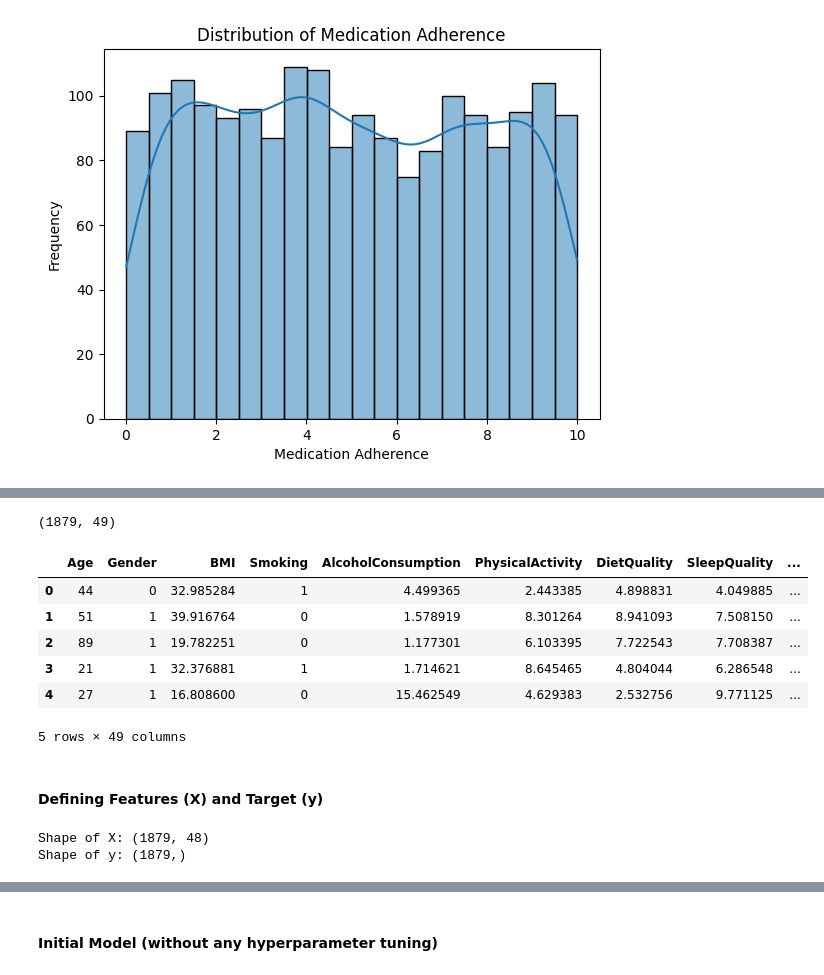
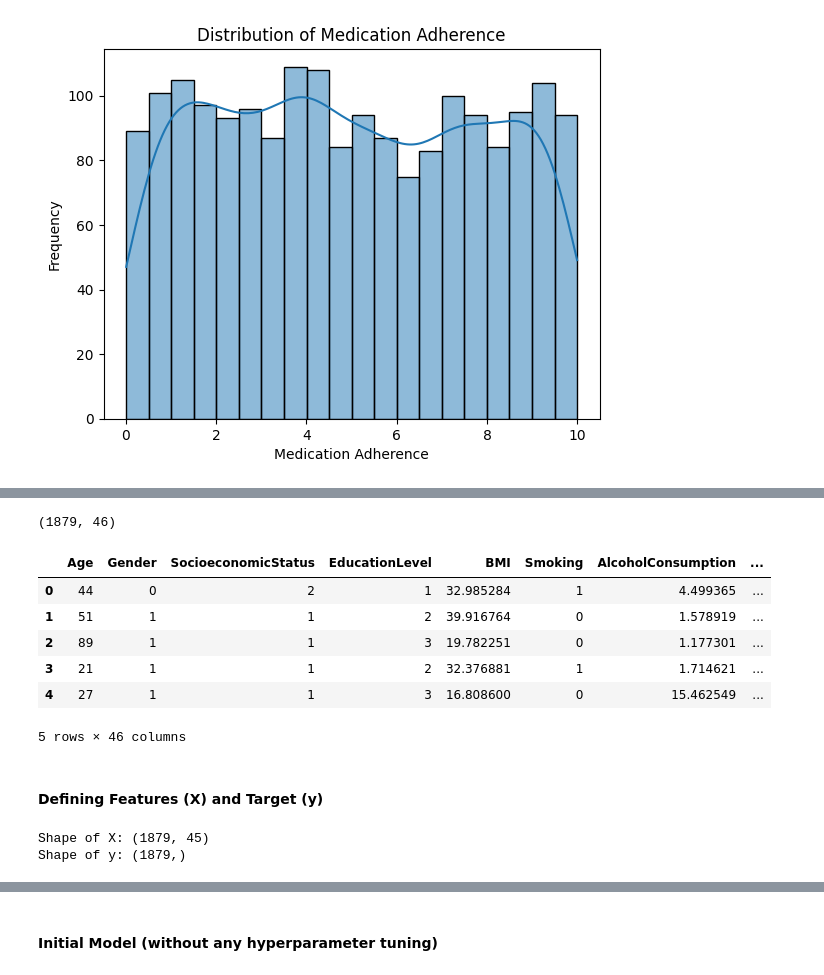
Before and after one commit to minuuva/Medication-Adherence-Predictor, a Jupyter notebook: rf_classification.ipynb, the cells around one changed output, grey strips where cells are left out. Drawn from its saved outputs; the diff is of its cells as text; code cells hidden in the pictures.

```diff
--- a/rf_classification.ipynb
+++ b/rf_classification.ipynb
@@ -101,24 +105,12 @@ plt.show()
 # %%
-def preprocess_adherence_data(df, threshold=4.9, plot=True):
+def preprocess_adherence_data(df):
 
     # Step 1: Create the binary label
-    df['AdherenceLabel'] = (df['MedicationAdherence'] >= threshold).astype(int)
+    df['AdherenceGroup'] = pd.cut(df['MedicationAdherence'], bins=[0, 3, 7, 10], labels=[0, 1, 2])
+    df.drop(columns=['MedicationAdherence'], inplace=True)
 
-    columns_to_drop = ['PatientID', 'DoctorInCharge']
-    df = df.drop(columns_to_drop, axis=1)
-
-    # Step 2: Drop the original MedicationAdherence column (always)
-    df = df.drop(columns=['MedicationAdherence'])
-
-    # Step 3: Plot the distribution if requested
-    if plot:
-        print(df['AdherenceLabel'].value_counts())
-        sns.countplot(x='AdherenceLabel', data=df)
-        plt.title('Distribution of Adherence Labels')
-        plt.xlabel('Adherence (1 = Adherent, 0 = Non-Adherent)')
-        plt.ylabel('Count')
-        plt.show()
-
+    identifier_columns = ['PatientID', 'DoctorInCharge']
+    df = df.drop(identifier_columns, axis=1)
     return df
 
-df = preprocess_adherence_data(df, threshold=4.9, plot=True)
+df = preprocess_adherence_data(df)
@@ -133,30 +133,30 @@ Name: count, dtype: int64
 # %%
 # List of multi-categorical variables to encode
-multi_categoricals = ['Ethnicity', 'SocioeconomicStatus', 'EducationLevel']
+multi_categoricals = ['Ethnicity']
 
 # One-hot encode
 df = pd.get_dummies(df, columns=multi_categoricals, drop_first=True)
 
 print(df.shape)
 df.head()
 # %% [output]
-(1879, 49)
+(1879, 46)
-|  | Age | Gender | BMI | Smoking | AlcoholConsumption | PhysicalActivity | DietQuality | SleepQuality | ... |
-| 0 | 44 | 0 | 32.985284 | 1 | 4.499365 | 2.443385 | 4.898831 | 4.049885 | ... |
-| 1 | 51 | 1 | 39.916764 | 0 | 1.578919 | 8.301264 | 8.941093 | 7.508150 | ... |
-| 2 | 89 | 1 | 19.782251 | 0 | 1.177301 | 6.103395 | 7.722543 | 7.708387 | ... |
-| 3 | 21 | 1 | 32.376881 | 1 | 1.714621 | 8.645465 | 4.804044 | 6.286548 | ... |
-| 4 | 27 | 1 | 16.808600 | 0 | 15.462549 | 4.629383 | 2.532756 | 9.771125 | ... |
+|  | Age | Gender | SocioeconomicStatus | EducationLevel | BMI | Smoking | AlcoholConsumption | ... |
+| 0 | 44 | 0 | 2 | 1 | 32.985284 | 1 | 4.499365 | ... |
+| 1 | 51 | 1 | 1 | 2 | 39.916764 | 0 | 1.578919 | ... |
+| 2 | 89 | 1 | 1 | 3 | 19.782251 | 0 | 1.177301 | ... |
+| 3 | 21 | 1 | 1 | 2 | 32.376881 | 1 | 1.714621 | ... |
+| 4 | 27 | 1 | 1 | 3 | 16.808600 | 0 | 15.462549 | ... |
-5 rows × 49 columns
+5 rows × 46 columns
 # %% [markdown]
 #### Defining Features (X) and Target (y)
 # %%
-X = df.drop(columns=['AdherenceLabel'])
-y = df['AdherenceLabel']
+X = df.drop(columns=['AdherenceGroup'])
+y = df['AdherenceGroup']
 
 print(f"Shape of X: {X.shape}")
 print(f"Shape of y: {y.shape}")
 # %% [output]
-Shape of X: (1879, 48)
+Shape of X: (1879, 45)
 Shape of y: (1879,)
 # %%
```
Also changed, not shown: parts of 15 cells of this notebook.
